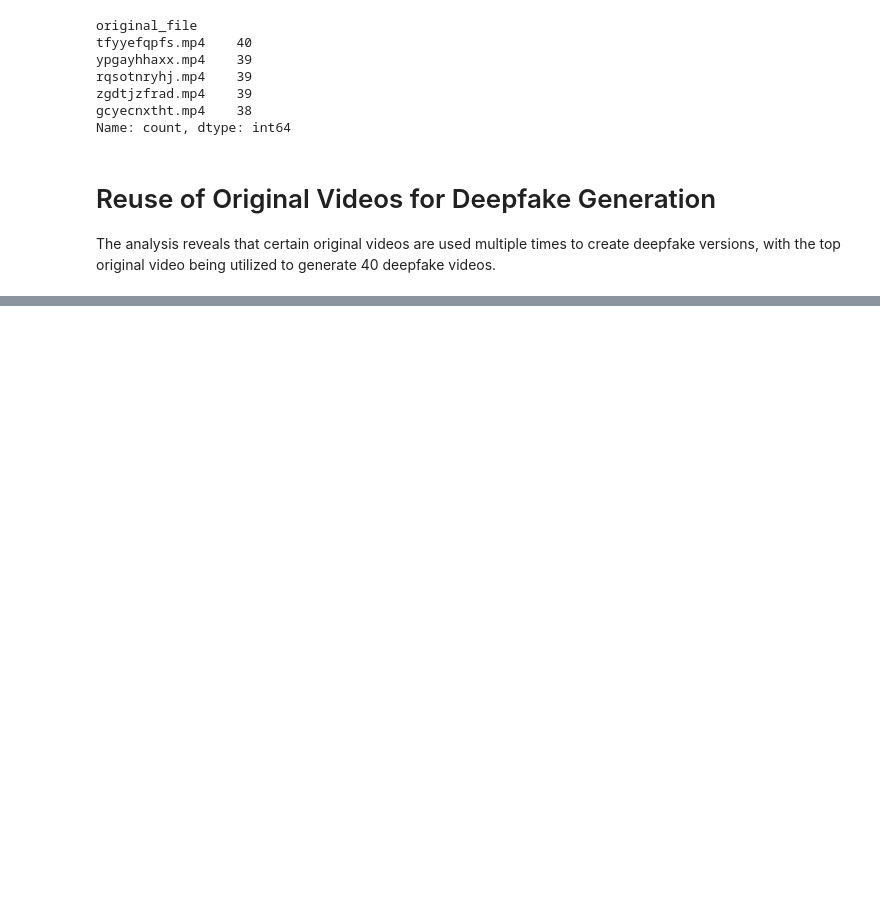
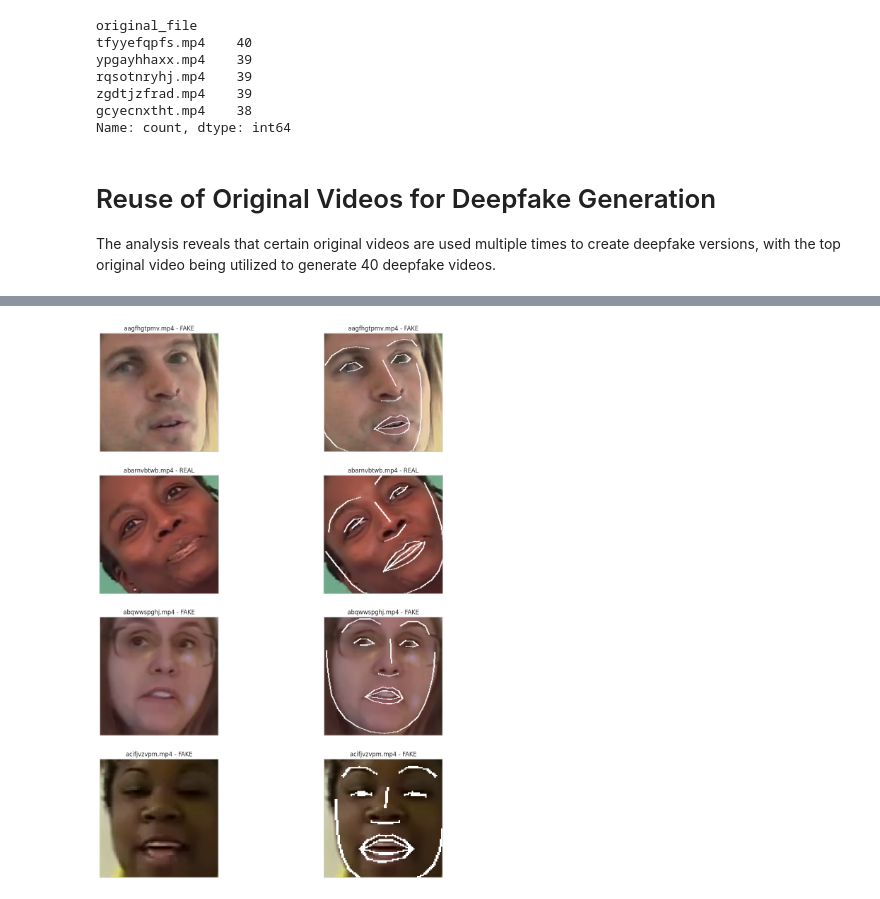
Before and after one commit to belalmn/Deepfake-Detection-Capstone, a Jupyter notebook: 1.0_exploratory_data_analysis.ipynb, the cells around one changed output, grey strips where cells are left out. Cells and saved outputs as stored; diff of their text form; code cells hidden in the pictures; blank space fills up the shorter version.

```diff
--- a/1.0_exploratory_data_analysis.ipynb
+++ b/1.0_exploratory_data_analysis.ipynb
@@ -96,0 +216,49 @@ The analysis reveals that certain original videos are used multiple times to cre
+# %%
+train_sample_metadata = pd.read_json('/data1/belalm/Capstone/sample_data/train_sample_videos/metadata.json').T
+fig, axs = plt.subplots(4, 2, figsize=(15, 20))
+axs = axs.reshape(-1)
+i = 0  # Index for subplots
+j = 0  # Index for looping through videos
+pairs_plotted = 0  # Counter for pairs plotted
+
+while pairs_plotted < 4 and j < len(train_sample_metadata):
+    fn = train_sample_metadata.index[j]
+    label = train_sample_metadata.loc[fn]['label']
+    video_file = f'/data1/belalm/Capstone/sample_data/train_sample_videos/{fn}'
+    ax = axs[i]
+    cap = cv.VideoCapture(video_file)
+    success, image = cap.read()
+    image = cv.cvtColor(image, cv.COLOR_BGR2RGB)
+    face_locations = face_recognition.face_locations(image)
+    if len(face_locations) > 0:
+        # Print first face
+        face_location = face_locations[0]
+        top, right, bottom, left = face_location
+        face_image = image[top:bottom, left:right]
+        ax.imshow(face_image)
+        ax.grid(False)
+        ax.title.set_text(f'{fn} - {label}')
+        ax.xaxis.set_visible(False)
+        ax.yaxis.set_visible(False)
+        # Find landmarks
+        face_landmarks_list = face_recognition.face_landmarks(face_image)
+        face_landmarks = face_landmarks_list[0]
+        pil_image = Image.fromarray(face_image)
+        d = ImageDraw.Draw(pil_image)
+        for facial_feature in face_landmarks.keys():
+            d.line(face_landmarks[facial_feature], width=2)
+        landmark_face_array = np.array(pil_image)
+        ax2 = axs[i+1]
+        ax2.imshow(landmark_face_array)
+        ax2.grid(False)
+        ax2.title.set_text(f'{fn} - {label}')
+        ax2.xaxis.set_visible(False)
+        ax2.yaxis.set_visible(False)
+        i += 2
+        pairs_plotted += 1  # Increment the counter when a pair is plotted
+    j += 1  # Increment the video index to process the next video
+
+plt.grid(False)
+plt.show()
+# %% [output]
+[figure, added]
```
Also changed, not shown: parts of 17 cells of this notebook.
